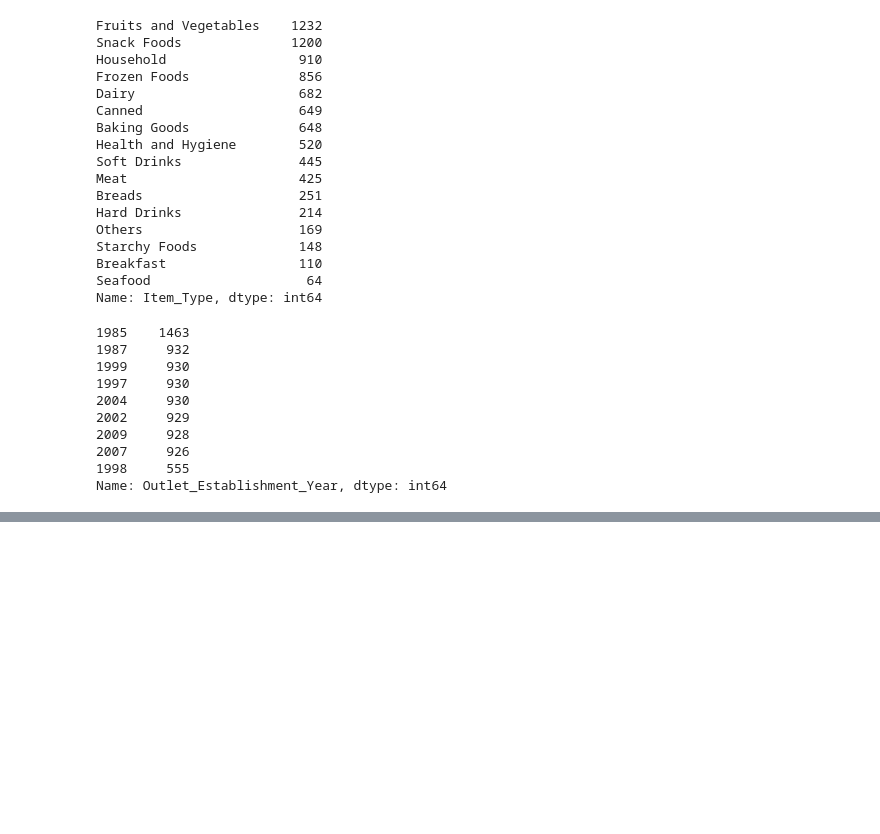
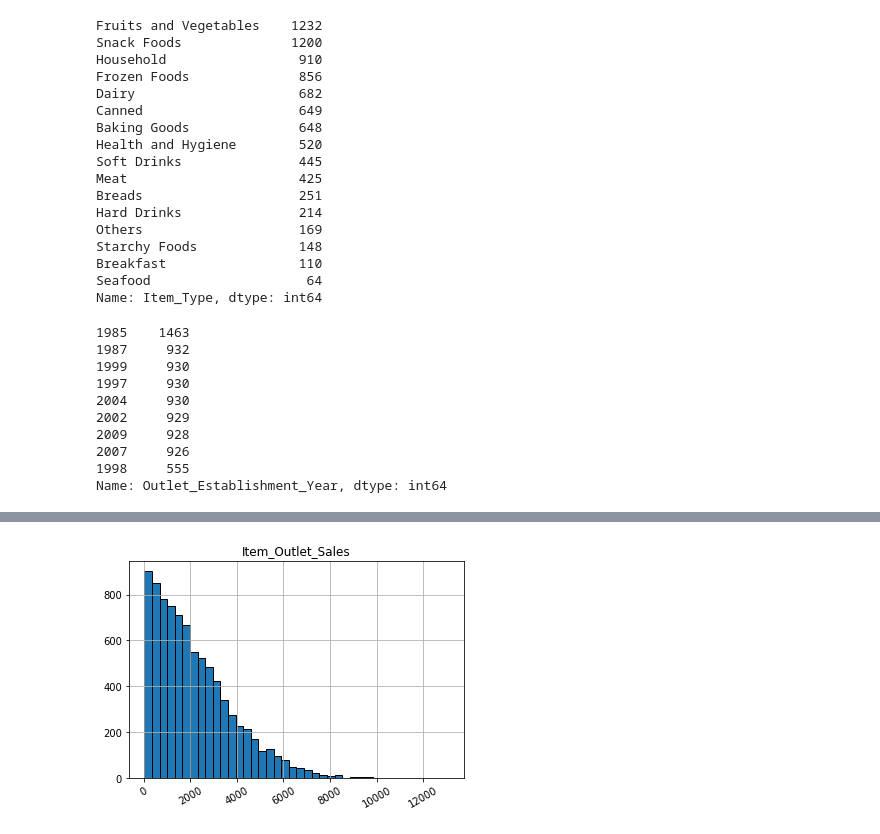
Before and after one commit to burlharlin/sales-predictions, a Jupyter notebook: sales_prediction.ipynb, the cells around one changed output, grey strips where cells are left out. Cells and saved outputs as stored; diff of their text form; code cells hidden in the pictures; blank space fills up the shorter version.

```diff
--- a/sales_prediction.ipynb
+++ b/sales_prediction.ipynb
@@ -203,0 +223,6 @@ Name: Outlet_Establishment_Year, dtype: int64
+# %%
+df['Item_Outlet_Sales'].hist(bins = 40, edgecolor= 'black')
+plt.xticks(rotation = 30);
+plt.title('Item_Outlet_Sales');
+# %% [output]
+[figure, added]
```
Also changed, not shown: parts of 19 cells of this notebook.
